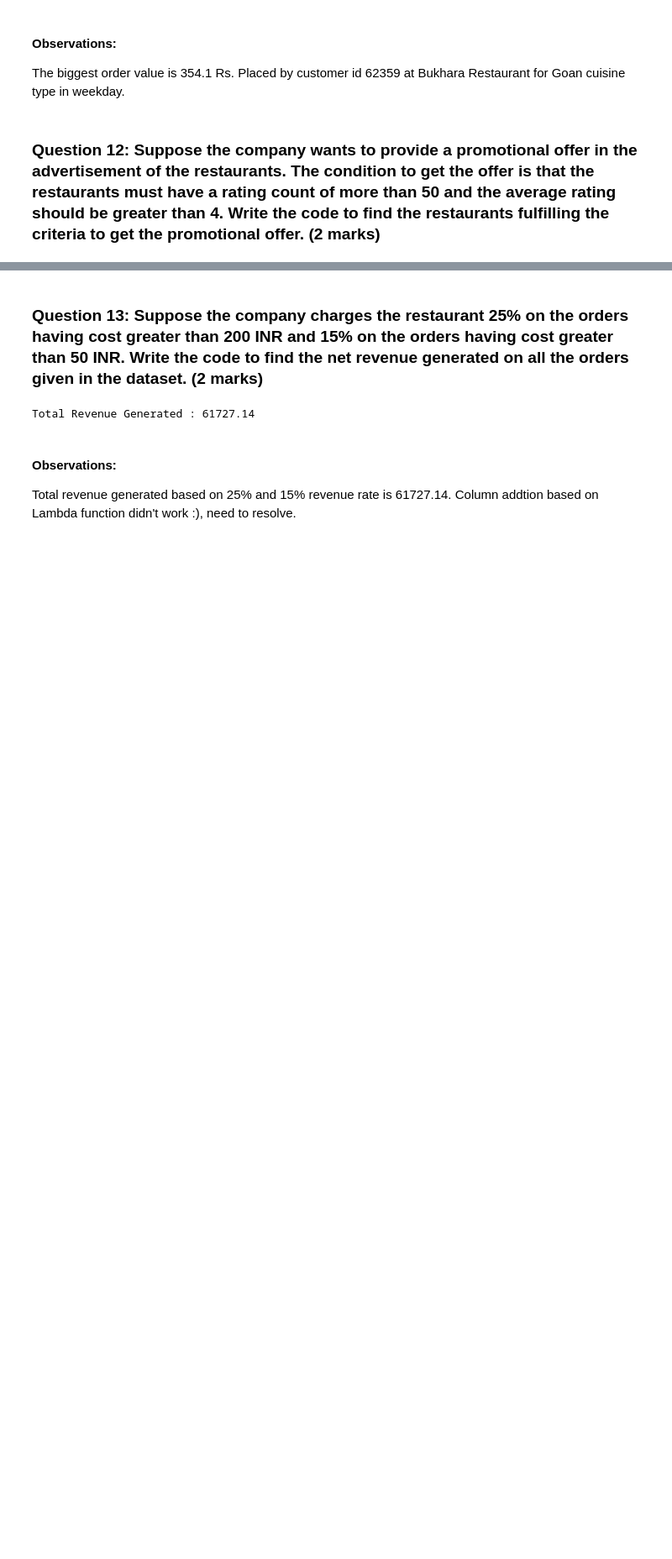
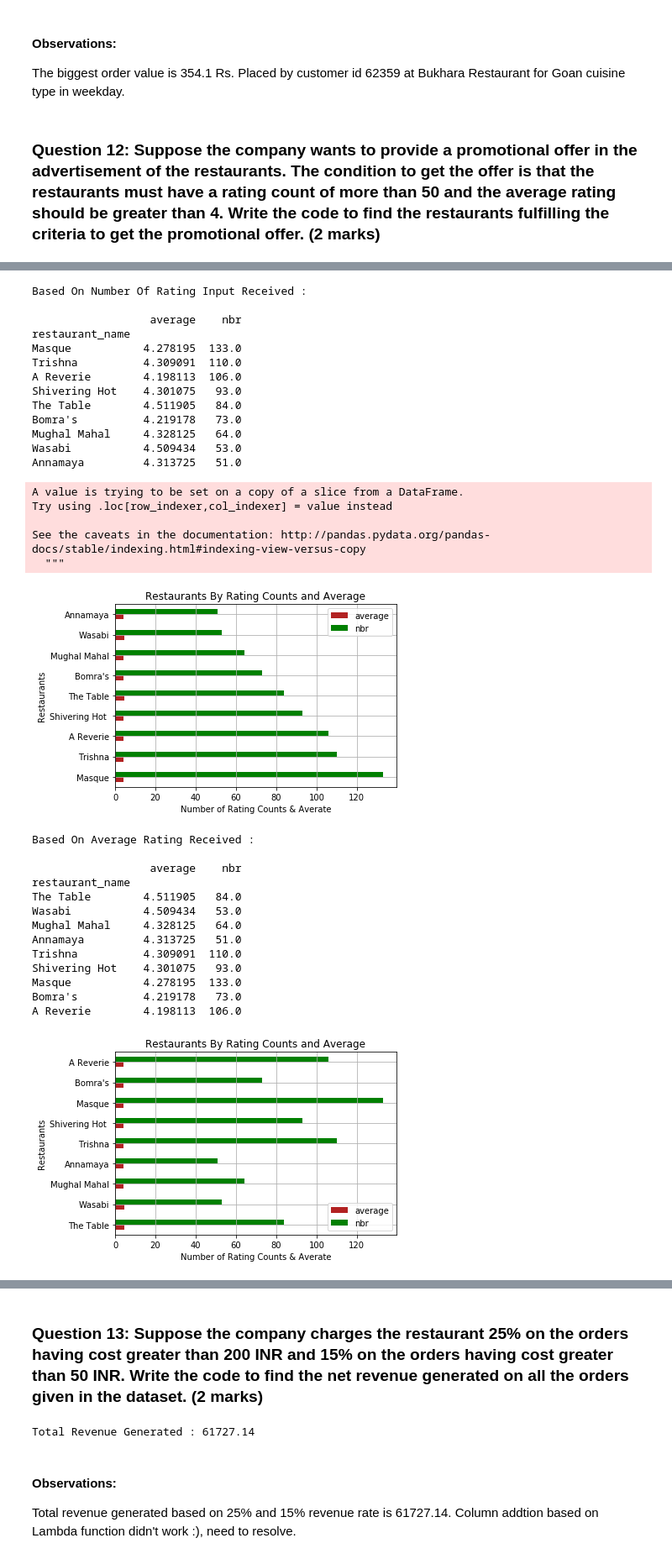
Before and after one commit to njoshi19/NSArrowsAssignment, a Jupyter notebook: Zomato Question Paper.ipynb, the cells around one changed output, grey strips where cells are left out. Shown at 84% size. Drawn from its saved outputs; the diff is of its cells as text; code cells hidden in the pictures; blank space fills up the shorter version.

```diff
--- a/Zomato Question Paper.ipynb
+++ b/Zomato Question Paper.ipynb
@@ -431,0 +397,60 @@ See the caveats in the documentation: http://pandas.pydata.org/pandas-docs/stabl
+# %%
+# Write the code here
+df = pd.read_csv(r"C:\Users\njoshi3\Desktop\DS POC\Zomato_order.csv")
+df = df.astype({"restaurant_name":'category',"cuisine_type":'category',"day_of_the_week":'category'})
+dfratings = df[(df['rating'] != "Not given")]
+dfratings['rating'] = dfratings['rating'].astype(int)
+agg_cols = ["restaurant_name"]
+dfagg = dfratings.groupby(agg_cols)['rating'].agg([('average', np.mean),('nbr', np.size)])
+avgcnt = dfagg[dfagg['average']>4.0]
+avgcnt = avgcnt[avgcnt['nbr']>50]
+print("Based On Number Of Rating Input Received :\n")
+print(avgcnt.sort_values(['nbr'],ascending=False))
+
+avgcnt.sort_values(['nbr','average'],ascending=False).plot(kind='barh',color=['firebrick', 'green', 'blue', 'black', 'red'],grid=True)
+plt.ylabel("Restaurants")
+plt.xlabel("Number of Rating Counts & Averate")
+plt.title("Restaurants By Rating Counts and Average")
+plt.show()
+
+print("Based On Average Rating Received :\n")
+print(avgcnt.sort_values(['average'],ascending=False))
+avgcnt.sort_values(['average','nbr'],ascending=False).plot(kind='barh',color=['firebrick', 'green', 'blue', 'black', 'red'],grid=True)
+plt.ylabel("Restaurants")
+plt.xlabel("Number of Rating Counts & Averate")
+plt.title("Restaurants By Rating Counts and Average")
+plt.show()
+# %% [output]
+Based On Number Of Rating Input Received :
+
+                  average    nbr
+restaurant_name
+Masque           4.278195  133.0
+Trishna          4.309091  110.0
+A Reverie        4.198113  106.0
+Shivering Hot    4.301075   93.0
+The Table        4.511905   84.0
+Bomra's          4.219178   73.0
+Mughal Mahal     4.328125   64.0
+Wasabi           4.509434   53.0
+Annamaya         4.313725   51.0
+A value is trying to be set on a copy of a slice from a DataFrame.
+Try using .loc[row_indexer,col_indexer] = value instead
+
+See the caveats in the documentation: http://pandas.pydata.org/pandas-docs/stable/indexing.html#indexing-view-versus-copy
+  """
+[figure, added]
+Based On Average Rating Received :
+
+                  average    nbr
+restaurant_name
+The Table        4.511905   84.0
+Wasabi           4.509434   53.0
+Mughal Mahal     4.328125   64.0
+Annamaya         4.313725   51.0
+Trishna          4.309091  110.0
+Shivering Hot    4.301075   93.0
+Masque           4.278195  133.0
+Bomra's          4.219178   73.0
+A Reverie        4.198113  106.0
+[figure, added]
```
Also changed, not shown: parts of 5 cells of this notebook.
